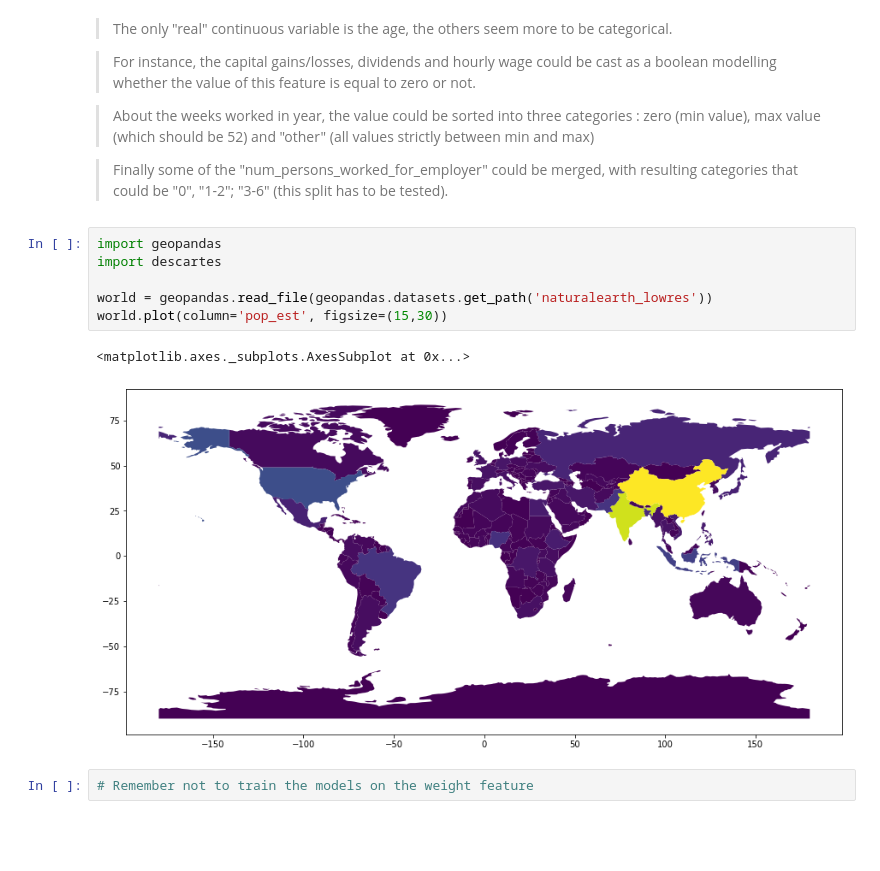
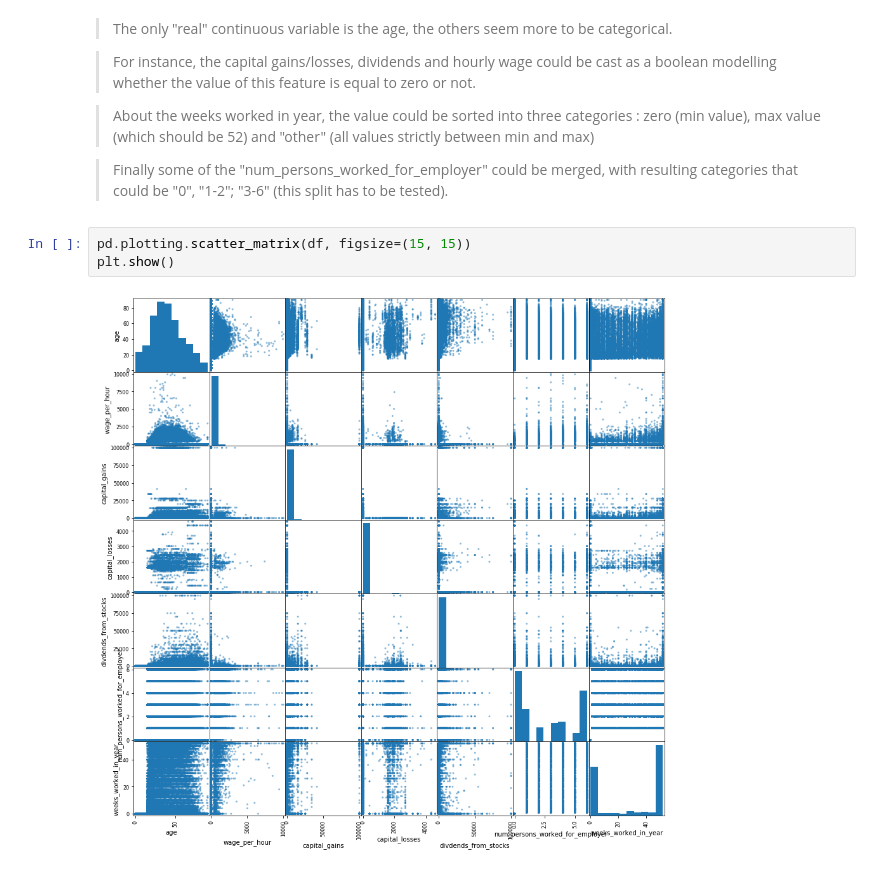
Before and after one commit to alexandreguerin/us-census, a Jupyter notebook: us-census.ipynb, the cells around one changed output. Saved outputs shown, nothing was run; the diff lists cells and outputs as text; blank space fills up the shorter version.

```diff
--- a/us-census.ipynb
+++ b/us-census.ipynb
@@ -112,14 +181,8 @@ plt.show()
 > About the weeks worked in year, the value could be sorted into three categories : zero (min value), max value (which should be 52) and "other" (all values strictly between min and max)
 
 > Finally some of the "num_persons_worked_for_employer" could be merged, with resulting categories that could be "0", "1-2"; "3-6" (this split has to be tested).
-# %%
-import geopandas
-import descartes
-
-world = geopandas.read_file(geopandas.datasets.get_path('naturalearth_lowres'))
-world.plot(column='pop_est', figsize=(15,30))
-# %% [output]
-<matplotlib.axes._subplots.AxesSubplot at 0x...>
-[figure, removed]
-# %%
-# Remember not to train the models on the weight feature
+# %%
+pd.plotting.scatter_matrix(df, figsize=(15, 15))
+plt.show()
+# %% [output]
+[figure, added]
```
Also changed, not shown: parts of 24 cells of this notebook, 1 other file.
